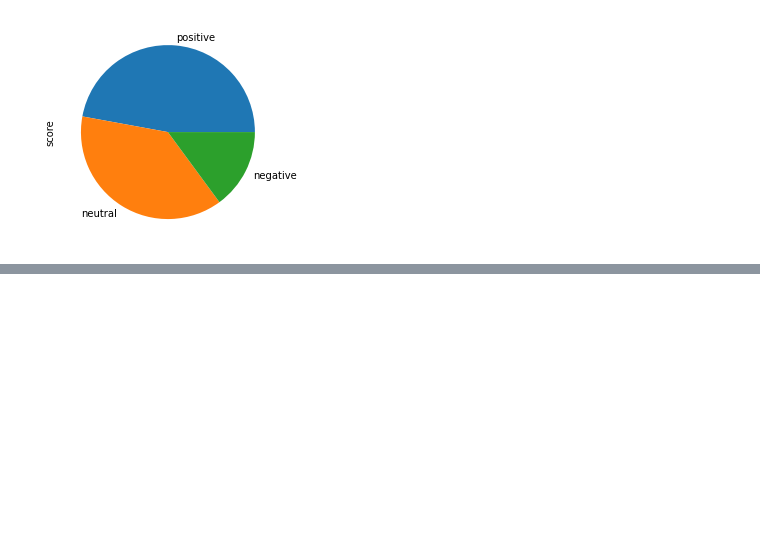
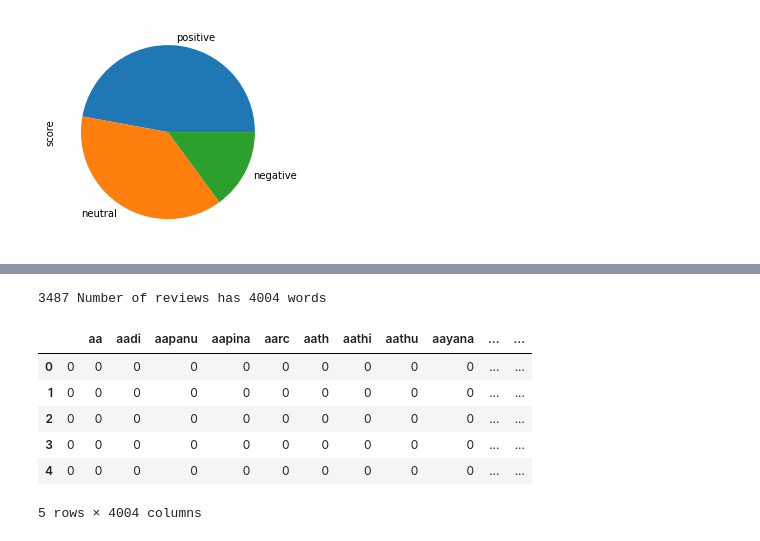
Before and after one commit to joluoch/Challenge_2, a Jupyter notebook: Challenge_ Day2.ipynb, the cells around one changed output, grey strips where cells are left out. Saved outputs shown, nothing was run; the diff lists cells and outputs as text; code cells hidden in the pictures; blank space fills up the shorter version.

```diff
--- a/Challenge_ Day2.ipynb
+++ b/Challenge_ Day2.ipynb
@@ -397,0 +417,9 @@ AttributeError: 'float' object has no attribute 'lower'
+# %%
+#Removing stopwords
+stopword = nltk.corpus.stopwords.words('english')
+def remove_stopwords(text):
+    text = [word for word in text if word not in stopword]
+    return text
+
+CleanTweets['nonstop'] = CleanTweets['tokenized'].apply(lambda x: remove_stopwords(x))
+CleanTweets.head()
@@ -397,0 +433,8 @@ AttributeError: 'float' object has no attribute 'lower'
+# %%
+#Appliyng Stemmer
+ps = nltk.PorterStemmer()
+def stemming(text):
+    text = [ps.stem(word) for word in text]
+    return text
+CleanTweets['stemmed'] = CleanTweets['nonstop'].apply(lambda x: stemming(x))
+CleanTweets.head()
@@ -397,0 +448,8 @@ AttributeError: 'float' object has no attribute 'lower'
+# %%
+#Cleaning Text
+def clean_text(text):
+    text_lc = "".join([word.lower() for word in text if word not in string.punctuation]) # remove puntuation
+    text_rc = re.sub('[0-9]+', '', text_lc)
+    tokens = re.split('\W+', text_rc)    # tokenization
+    text = [ps.stem(word) for word in tokens if word not in stopword]  # remove stopwords and stemming
+    return text
@@ -397,0 +465,19 @@ AttributeError: 'float' object has no attribute 'lower'
+# %%
+#Appliyng Countvectorizer
+countVectorizer = CountVectorizer(analyzer=clean_text)
+countVector = countVectorizer.fit_transform(CleanTweets['clean_text'])
+print('{} Number of reviews has {} words'.format(countVector.shape[0], countVector.shape[1]))
+#print(countVectorizer.get_feature_names())
+# %% [output]
+3487 Number of reviews has 4004 words
+# %%
+count_vect_df = pd.DataFrame(countVector.toarray(), columns=countVectorizer.get_feature_names())
+count_vect_df.head()
+# %% [output]
+|  |  | aa | aadi | aapanu | aapina | aarc | aath | aathi | aathu | aayana | ... | ... |
+| 0 | 0 | 0 | 0 | 0 | 0 | 0 | 0 | 0 | 0 | 0 | ... | ... |
+| 1 | 0 | 0 | 0 | 0 | 0 | 0 | 0 | 0 | 0 | 0 | ... | ... |
+| 2 | 0 | 0 | 0 | 0 | 0 | 0 | 0 | 0 | 0 | 0 | ... | ... |
+| 3 | 0 | 0 | 0 | 0 | 0 | 0 | 0 | 0 | 0 | 0 | ... | ... |
+| 4 | 0 | 0 | 0 | 0 | 0 | 0 | 0 | 0 | 0 | 0 | ... | ... |
+5 rows × 4004 columns
```
Also changed, not shown: parts of 41 cells of this notebook.
